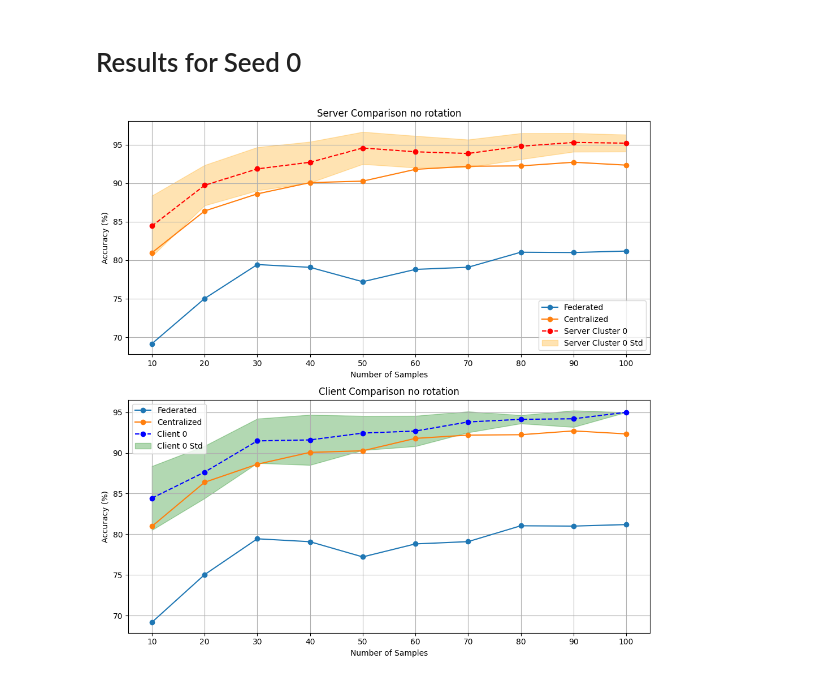
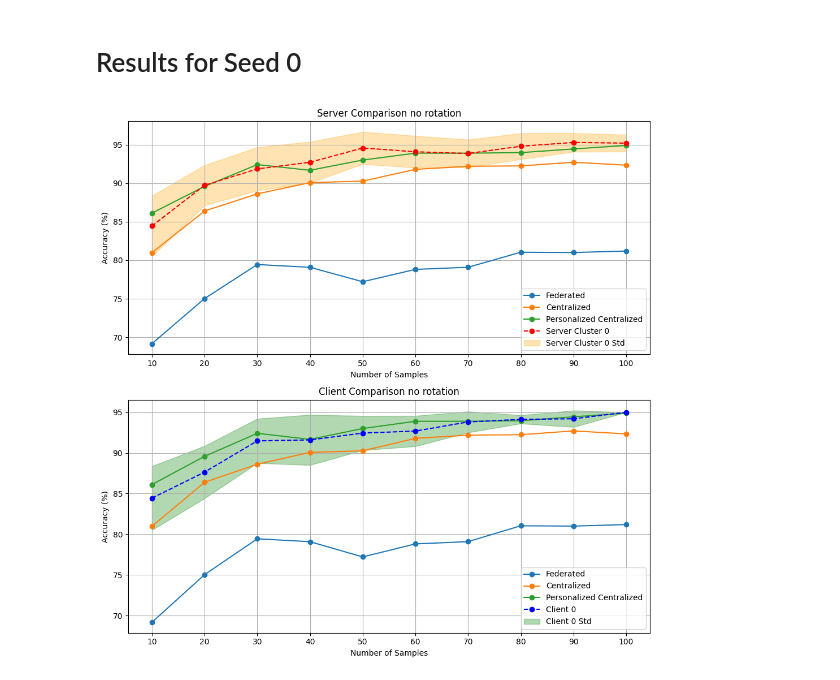
Before and after one commit to leahcimali/Comparative-Evaluation-of-Clustered-Federated-Learning-Methods, a Jupyter notebook: Results.ipynb, the cells around one changed output. Saved outputs shown, nothing was run; the diff lists cells and outputs as text; code cells hidden in the pictures.

```diff
--- a/Results.ipynb
+++ b/Results.ipynb
@@ -7,10 +7,12 @@ import numpy as np
 # Data
 federated = [69.17, 75.03, 79.44, 79.08, 77.21, 78.81, 79.09, 81.04, 81.00, 81.19]
 centralized = [80.97, 86.39, 88.61, 90.07, 90.26, 91.79, 92.19, 92.24, 92.71, 92.34]
+centralized0 = [86.11, 89.58, 92.41, 91.67, 93.00, 93.89, 93.89, 93.96, 94.44, 94.89]
 servercluster0acc = [84.44, 89.72, 91.85, 92.71, 94.56, 94.07, 93.85, 94.79, 95.28, 95.19]
 servercluster0std = [3.93, 2.62, 2.81, 2.66, 2.09, 2.06, 1.80, 1.69, 1.21, 1.10]
 client0acc = [84.44, 87.64, 91.48, 91.60, 92.44, 92.69, 93.81, 94.13, 94.20, 95.00]
 client0std = [3.93, 3.22, 2.73, 3.09, 2.11, 1.87, 1.29, 0.51, 1.02, 0.0]  # Added one more value
+
 
 # X values (assuming equal intervals)
 x_values = np.arange(10, 110, 10)
@@ -21,35 +23,37 @@ fig, (ax1, ax2) = plt.subplots(2, 1, figsize=(10, 10))
 # Plot for Server
 ax1.plot(x_values, federated, label='Federated', marker='o')
 ax1.plot(x_values, centralized, label='Centralized', marker='o')
+ax1.plot(x_values, centralized0, label='Personalized Centralized', marker='o')
 ax1.plot(x_values, servercluster0acc, label='Server Cluster 0', marker='o', linestyle='--', color='red')
 ax1.fill_between(x_values, np.array(servercluster0acc) - np.array(servercluster0std),
                  np.array(servercluster0acc) + np.array(servercluster0std),
                  alpha=0.3, color='orange', label='Server Cluster 0 Std')
 ax1.set_title('Server Comparison no rotation')
 ax1.set_xlabel('Number of Samples')
 ax1.set_ylabel('Accuracy (%)')
 ax1.set_xticks(x_values)
 ax1.legend()
 ax1.grid(True)
 
 # Plot for Client
 ax2.plot(x_values, federated, label='Federated', marker='o')
 ax2.plot(x_values, centralized, label='Centralized', marker='o')
+ax2.plot(x_values, centralized0, label='Personalized Centralized', marker='o')
 ax2.plot(x_values, client0acc, label='Client 0', marker='o', linestyle='--', color='blue')
 ax2.fill_between(x_values, np.array(client0acc) - np.array(client0std),
                  np.array(client0acc) + np.array(client0std),
                  alpha=0.3, color='green', label='Client 0 Std')
 ax2.set_title('Client Comparison no rotation')
 ax2.set_xlabel('Number of Samples')
 ax2.set_ylabel('Accuracy (%)')
 ax2.set_xticks(x_values)
 ax2.legend()
 ax2.grid(True)
 
 plt.tight_layout()
 plt.show()
 # %% [output]
-[figure, old version]
+[figure, new version]
 # %%
 import matplotlib.pyplot as plt
 import numpy as np
```
Also changed, not shown: parts of 3 cells of this notebook, 11 other files.
